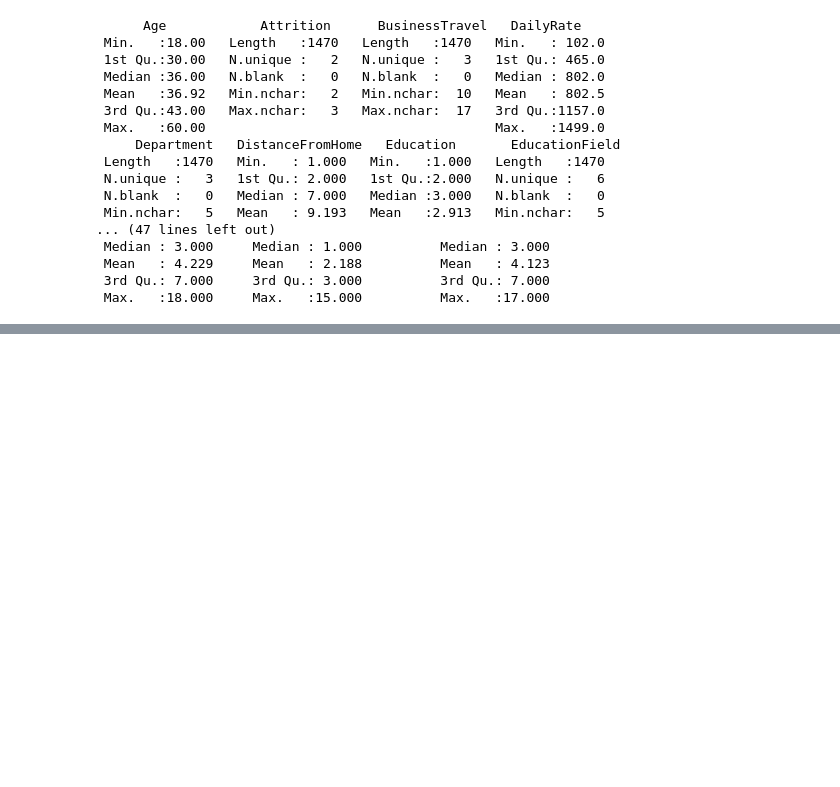
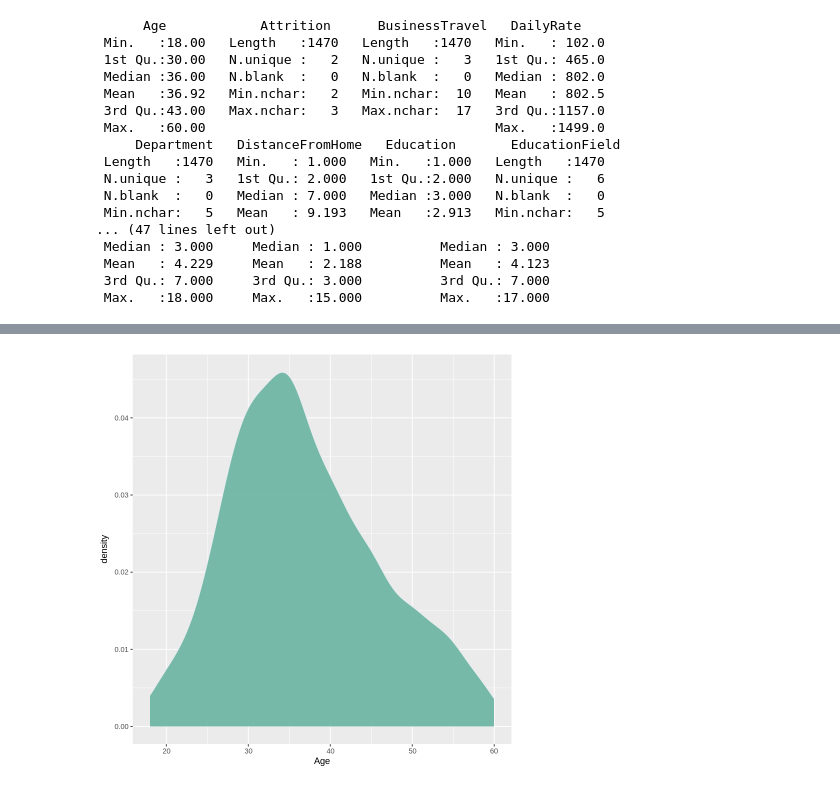
Before and after one commit to Edgar295/cegid-projeto, a Jupyter notebook: python-basics/google-colab-r.ipynb, the cells around one changed output, grey strips where cells are left out. Saved outputs shown, nothing was run; the diff lists cells and outputs as text; code cells hidden in the pictures; blank space fills up the shorter version.

```diff
--- a/python-basics/google-colab-r.ipynb
+++ b/python-basics/google-colab-r.ipynb
@@ -119,0 +70,7 @@ ggplot(HREmployeeDF,
+# %%
+HREmployeeDF %>%
+  filter( Age >=18 ) %>%
+  ggplot( aes(x=Age)) +
+    geom_density(fill="#69b3a2", color="#e9ecef", alpha=0.9)
+# %% [output]
+[figure, added]
```
Also changed, not shown: parts of 37 cells of this notebook.
